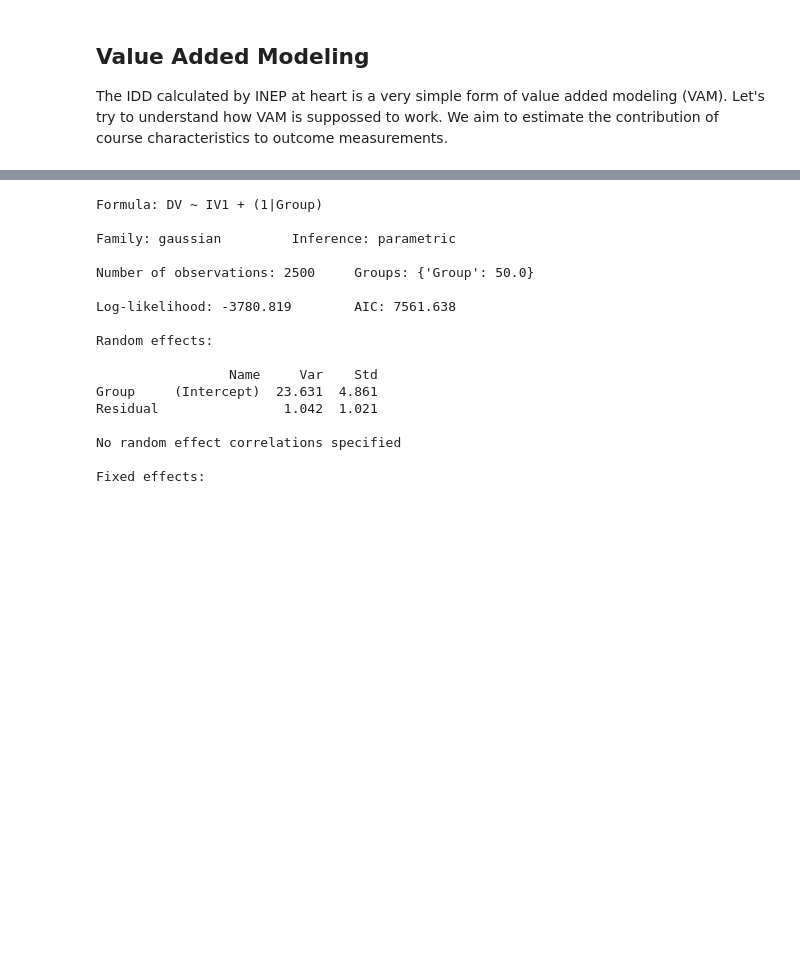
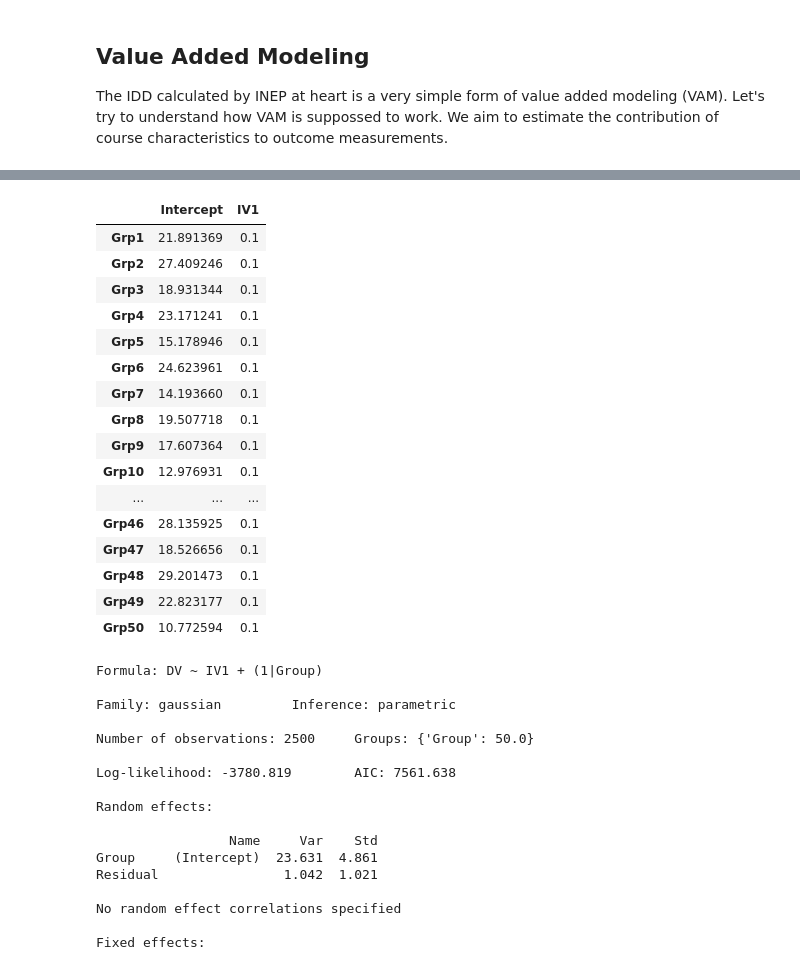
Before and after one commit to ewout/idd, a Jupyter notebook: 5-VAM.ipynb, the cells around one changed output, grey strips where cells are left out. Cells and saved outputs as stored; diff of their text form; code cells hidden in the pictures; blank space fills up the shorter version.

```diff
--- a/5-VAM.ipynb
+++ b/5-VAM.ipynb
@@ -34,3 +34,23 @@ True coefficients: [20, 0.1]
+# %%
+blups
+# %% [output]
+|  | Intercept | IV1 |
+| Grp1 | 21.891369 | 0.1 |
+| Grp2 | 27.409246 | 0.1 |
+| Grp3 | 18.931344 | 0.1 |
+| Grp4 | 23.171241 | 0.1 |
+| Grp5 | 15.178946 | 0.1 |
+| Grp6 | 24.623961 | 0.1 |
+| Grp7 | 14.193660 | 0.1 |
+| Grp8 | 19.507718 | 0.1 |
+| Grp9 | 17.607364 | 0.1 |
+| Grp10 | 12.976931 | 0.1 |
+| ... | ... | ... |
+| Grp46 | 28.135925 | 0.1 |
+| Grp47 | 18.526656 | 0.1 |
+| Grp48 | 29.201473 | 0.1 |
+| Grp49 | 22.823177 | 0.1 |
+| Grp50 | 10.772594 | 0.1 |
 # %%
 from pymer4.models import Lmer
 model = Lmer('DV ~ IV1 + (1|Group)',data=data)
```
Also changed, not shown: parts of 1 cell of this notebook, 24 other files.
